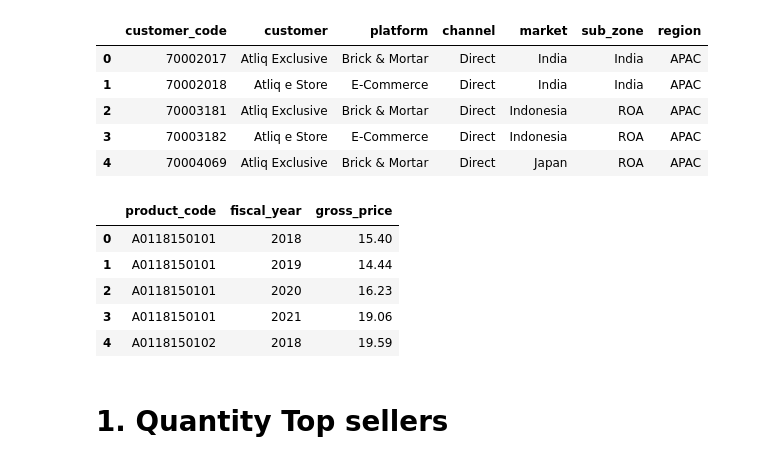
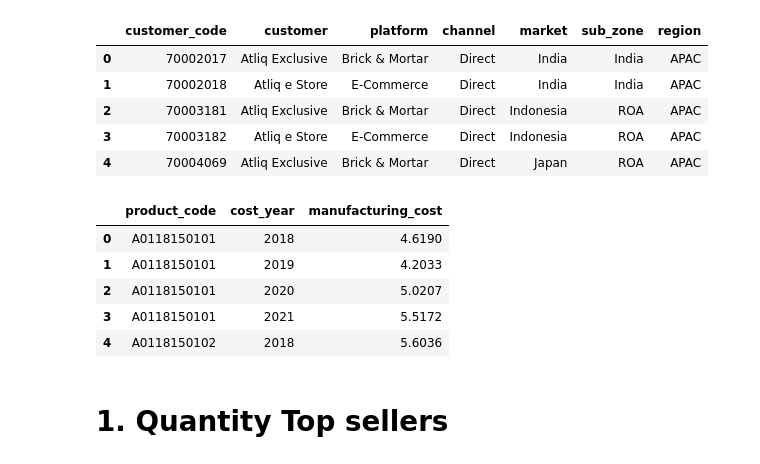
Before and after one commit to Jenner-Valdez/AtilQ, a Jupyter notebook: Main Code.ipynb, the cells around one changed output. Saved outputs shown, nothing was run; the diff lists cells and outputs as text; code cells hidden in the pictures.

```diff
--- a/Main Code.ipynb
+++ b/Main Code.ipynb
@@ -45,25 +45,25 @@ fact_sales_monthly = pd.read_sql_query(query, con)
 # %%
 # Connect to the database
 con = sqlite3.connect('atliq_db.sqlite3')
 
 # SQL query to select all columns from the dim_product table
-query = "SELECT * FROM fact_gross_price"
+query = "SELECT * FROM fact_manufacturing_cost"
 
 # Execute the query and load the result into a DataFrame
-fact_gross_price = pd.read_sql_query(query, con)
+fact_manufacturing_cost = pd.read_sql_query(query, con)
 
 # Display the DataFrame
-display(fact_gross_price.head(5))
+display(fact_manufacturing_cost.head(5))
 
 # Close the database connection
 con.close()
 # %% [output]
-|  | product_code | fiscal_year | gross_price |
-| 0 | A0118150101 | 2018 | 15.40 |
-| 1 | A0118150101 | 2019 | 14.44 |
-| 2 | A0118150101 | 2020 | 16.23 |
-| 3 | A0118150101 | 2021 | 19.06 |
-| 4 | A0118150102 | 2018 | 19.59 |
+|  | product_code | cost_year | manufacturing_cost |
+| 0 | A0118150101 | 2018 | 4.6190 |
+| 1 | A0118150101 | 2019 | 4.2033 |
+| 2 | A0118150101 | 2020 | 5.0207 |
+| 3 | A0118150101 | 2021 | 5.5172 |
+| 4 | A0118150102 | 2018 | 5.6036 |
 # %% [markdown]
 # 1. Quantity Top sellers
 # %% [markdown]
```
Also changed, not shown: parts of 25 cells of this notebook.
